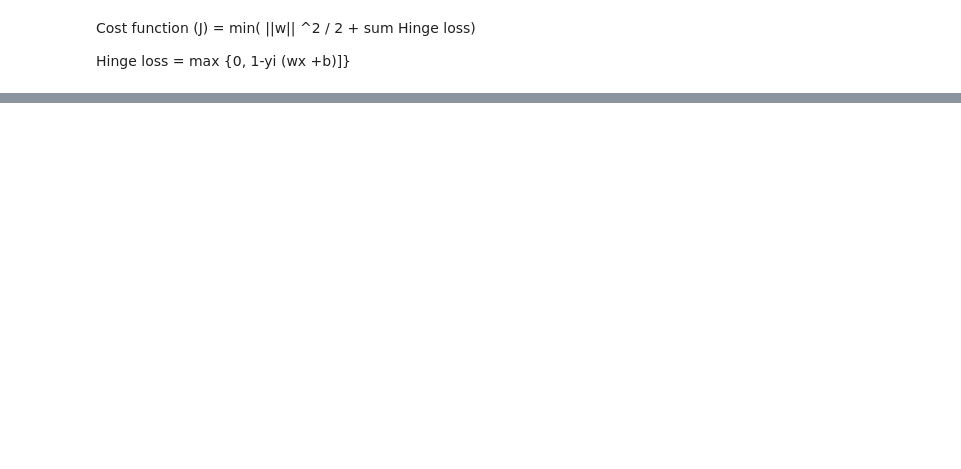
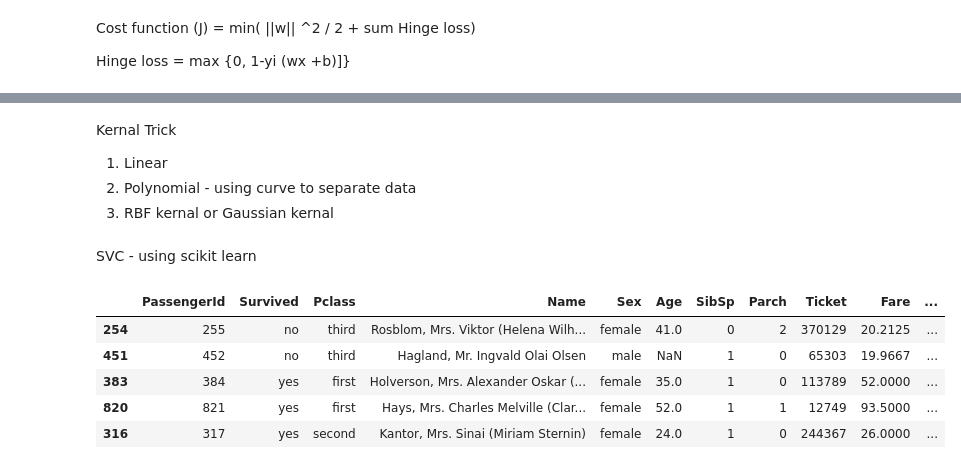
Before and after one commit to msanimfarhan/Machine-Learning-July, a Jupyter notebook: SVM.ipynb, the cells around one changed output, grey strips where cells are left out. Drawn from its saved outputs; the diff is of its cells as text; code cells hidden in the pictures; blank space fills up the shorter version.

```diff
--- a/SVM.ipynb
+++ b/SVM.ipynb
@@ -31,0 +31,7 @@ NameError: name 'W' is not defined
+# %% [markdown]
+Kernal Trick
+1. Linear
+2. Polynomial - using curve to separate data
+3. RBF kernal or Gaussian kernal
+# %% [markdown]
+SVC -  using scikit learn
@@ -31,0 +53,12 @@ NameError: name 'W' is not defined
+# %%
+df = pd.read_csv("titanic_data_updated.csv")
+
+# Display 5 random rows to see what the data looks like
+df.sample(5)
+# %% [output]
+|  | PassengerId | Survived | Pclass | Name | Sex | Age | SibSp | Parch | Ticket | Fare | ... |
+| 254 | 255 | no | third | Rosblom, Mrs. Viktor (Helena Wilh... | female | 41.0 | 0 | 2 | 370129 | 20.2125 | ... |
+| 451 | 452 | no | third | Hagland, Mr. Ingvald Olai Olsen | male | NaN | 1 | 0 | 65303 | 19.9667 | ... |
+| 383 | 384 | yes | first | Holverson, Mrs. Alexander Oskar (... | female | 35.0 | 1 | 0 | 113789 | 52.0000 | ... |
+| 820 | 821 | yes | first | Hays, Mrs. Charles Melville (Clar... | female | 52.0 | 1 | 1 | 12749 | 93.5000 | ... |
+| 316 | 317 | yes | second | Kantor, Mrs. Sinai (Miriam Sternin) | female | 24.0 | 1 | 0 | 244367 | 26.0000 | ... |
```
Also changed, not shown: parts of 24 cells of this notebook.
